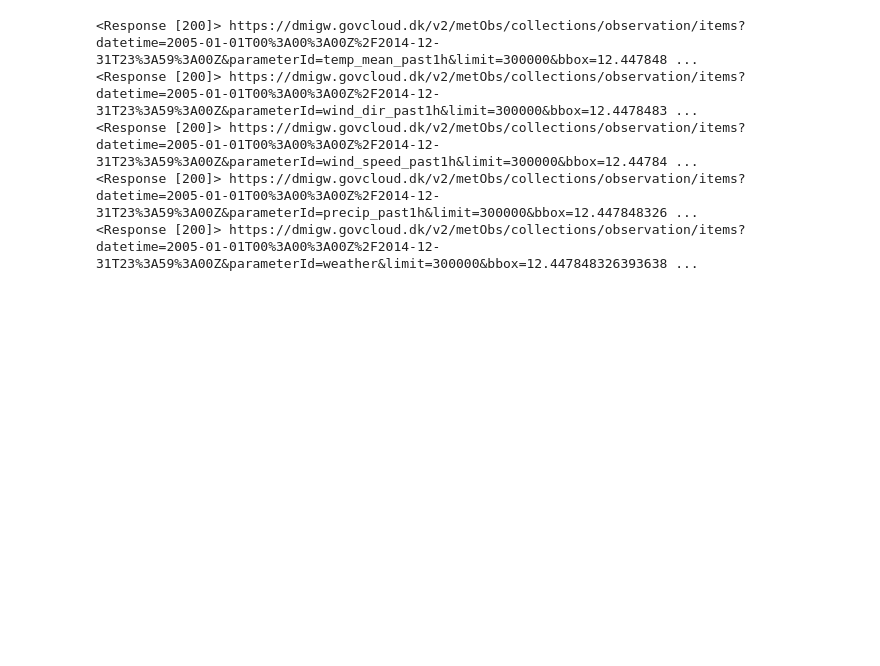
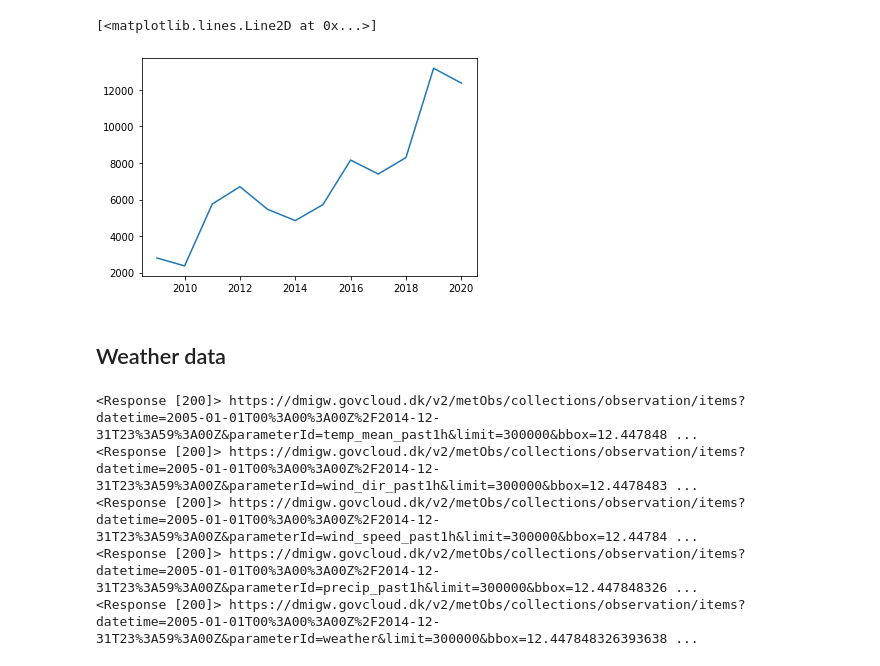
Before and after one commit to LasseBredmose/social_data_2022_project, a Jupyter notebook: dmi.ipynb, the cells around one changed output. Saved outputs shown, nothing was run; the diff lists cells and outputs as text; code cells hidden in the pictures; blank space fills up the shorter version.

```diff
--- a/dmi.ipynb
+++ b/dmi.ipynb
@@ -69,0 +4,5 @@ df
+# %%
+# Data preparation
+df_traffic = pd.read_csv('data/trafiktaelling.csv')
+df_traffic = df_traffic.drop(['FID'], axis=1)
+df_traffic
@@ -69,0 +27,11 @@ df
+# %%
+# Transform into datetime
+df_traffic['date'] = pd.to_datetime(df_traffic.taelle_dato, format="%Y%m%d")
+df_traffic['year'] = df_traffic['date'].dt.year # Year column
+
+# Find start and end
+print(f"Start: {df_traffic['date'].min()}, End: {df_traffic['date'].max()}")
+
+# Columns to drop: FID, taelle_dato
+# df_traffic.columns('tNumb', 'RoadName', 'Description', 'HouseNumb', 'Type', 'CountType', 'Vehicle_7_19', 'Heavy_pct',
+#                   'ADT_vehicle', 'WDT_vehicle', 'Bike_7_19', 'CargoBike_pct', )
@@ -69,0 +161,7 @@ df
+# %%
+import matplotlib.pyplot as plt
+
+plt.plot(df_traffic.groupby('year')['ktj_7_19'].mean())
+# %% [output]
+[<matplotlib.lines.Line2D at 0x...>]
+[figure, added]
@@ -70,3 +170,5 @@ df
+# %% [markdown]
+## Weather data
 # %%
 # (lon, lat) 12.447848326393638, 55.606375666851676
 # 55.73107930538074, 12.692825590170797
```
Also changed, not shown: parts of 14 cells of this notebook, 2 other files.
